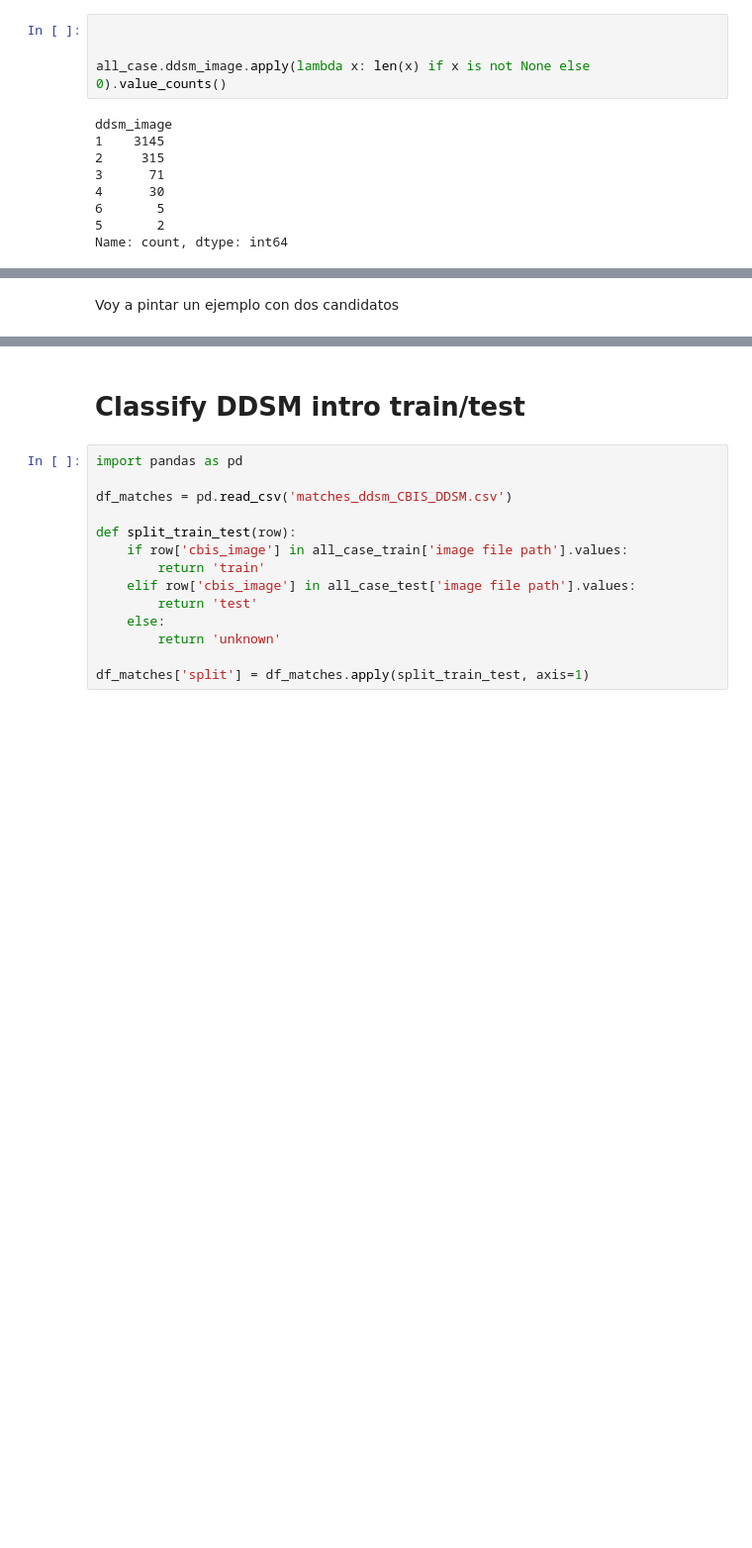
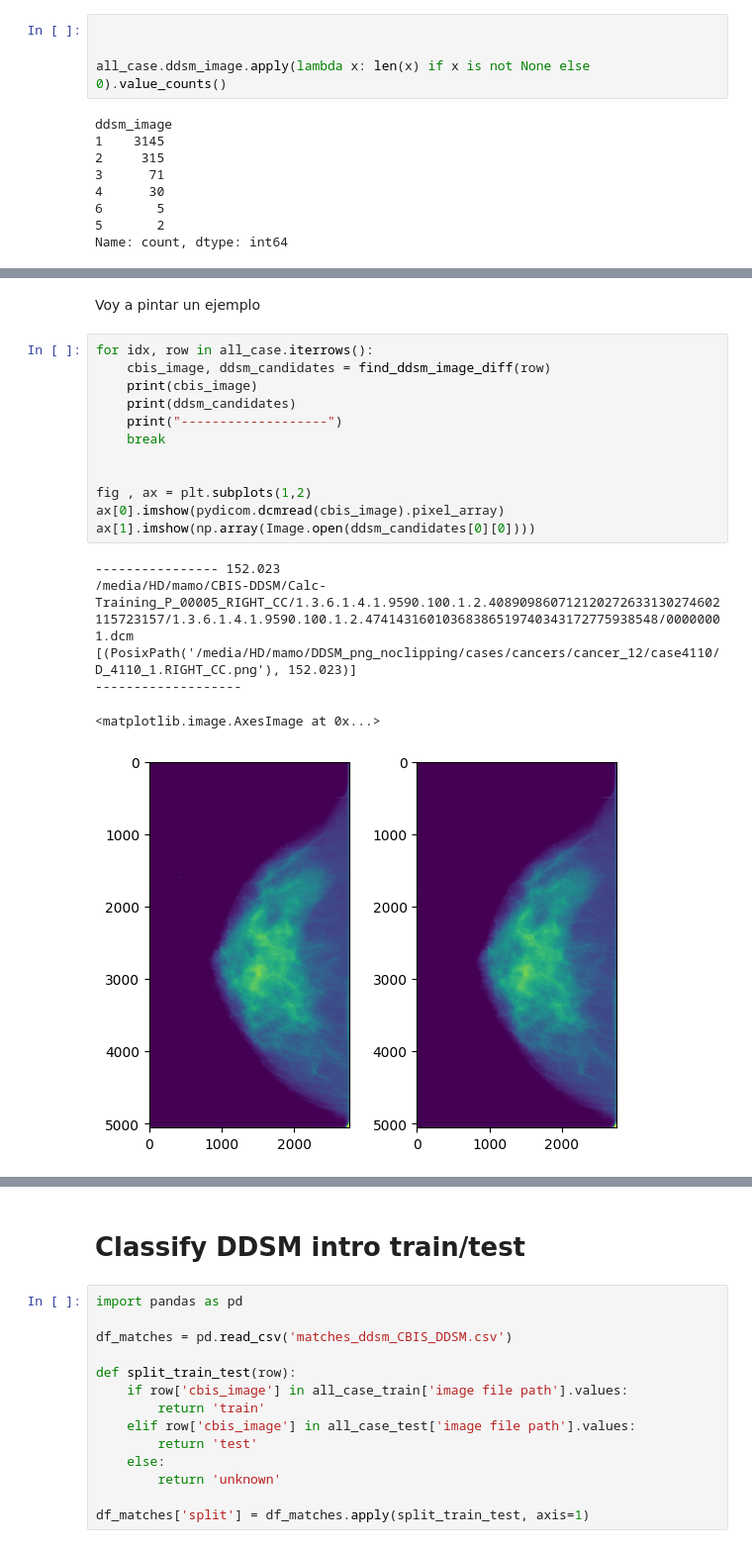
Before and after one commit to alalbiol/Mammography, a Jupyter notebook: mamo_holistic/notebooks/find_cbis_ddsm_correspondences.ipynb, the cells around one changed output, grey strips where cells are left out. Shown at 99% size. Drawn from its saved outputs; the diff is of its cells as text; blank space fills up the shorter version.

```diff
--- a/mamo_holistic/notebooks/find_cbis_ddsm_correspondences.ipynb
+++ b/mamo_holistic/notebooks/find_cbis_ddsm_correspondences.ipynb
@@ -224,2 +242,21 @@ def find_ddsm_image_corr(row):
 # %% [markdown]
-Voy a pintar un ejemplo con dos candidatos
+Voy a pintar un ejemplo
+# %%
+for idx, row in all_case.iterrows():
+    cbis_image, ddsm_candidates = find_ddsm_image_diff(row)
+    print(cbis_image)
+    print(ddsm_candidates)
+    print("-------------------")
+    break
+
+
+fig , ax = plt.subplots(1,2)
+ax[0].imshow(pydicom.dcmread(cbis_image).pixel_array)
+ax[1].imshow(np.array(Image.open(ddsm_candidates[0][0])))
+# %% [output]
+---------------- 152.023
+/media/HD/mamo/CBIS-DDSM/Calc-Training_P_00005_RIGHT_CC/1.3.6.1.4.1.9590.100.1.2.408909860712120272633130274602115723157/1.3.6.1.4.1.9590.100.1.2.47414316010368386519740343172775938548/00000001.dcm
+[(PosixPath('/media/HD/mamo/DDSM_png_noclipping/cases/cancers/cancer_12/case4110/D_4110_1.RIGHT_CC.png'), 152.023)]
+-------------------
+<matplotlib.image.AxesImage at 0x...>
+[figure, added]
```
Also changed, not shown: parts of 33 cells of this notebook, 12 other files.
